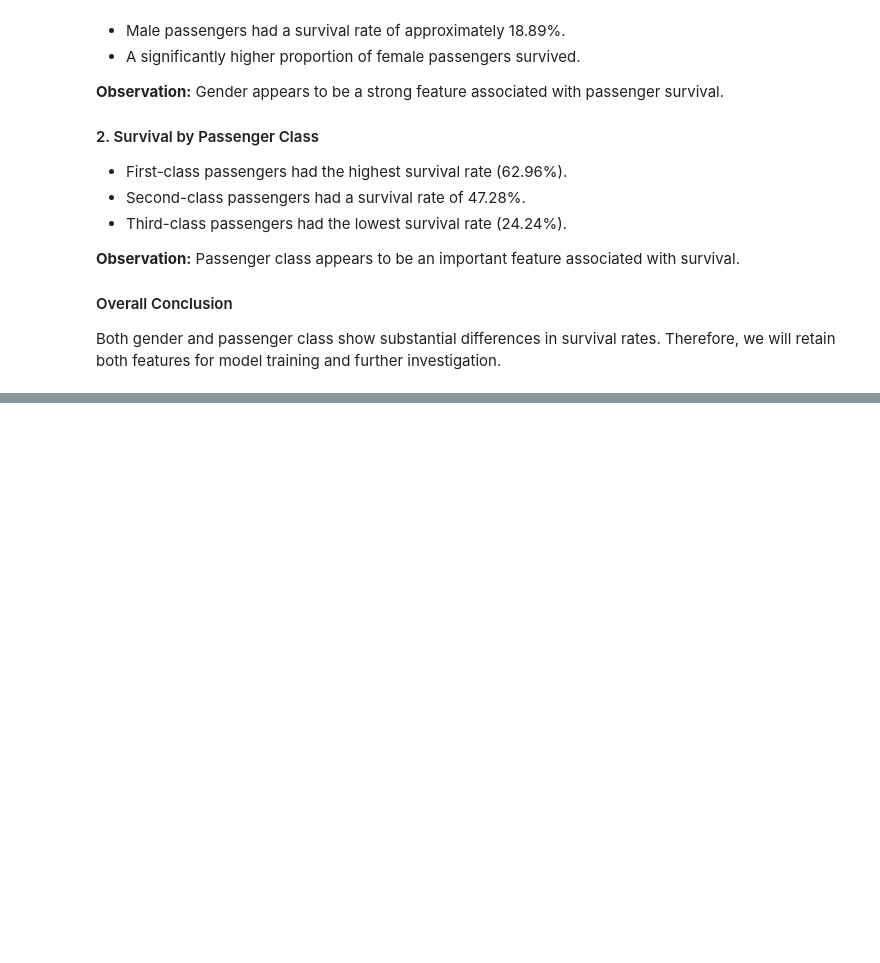
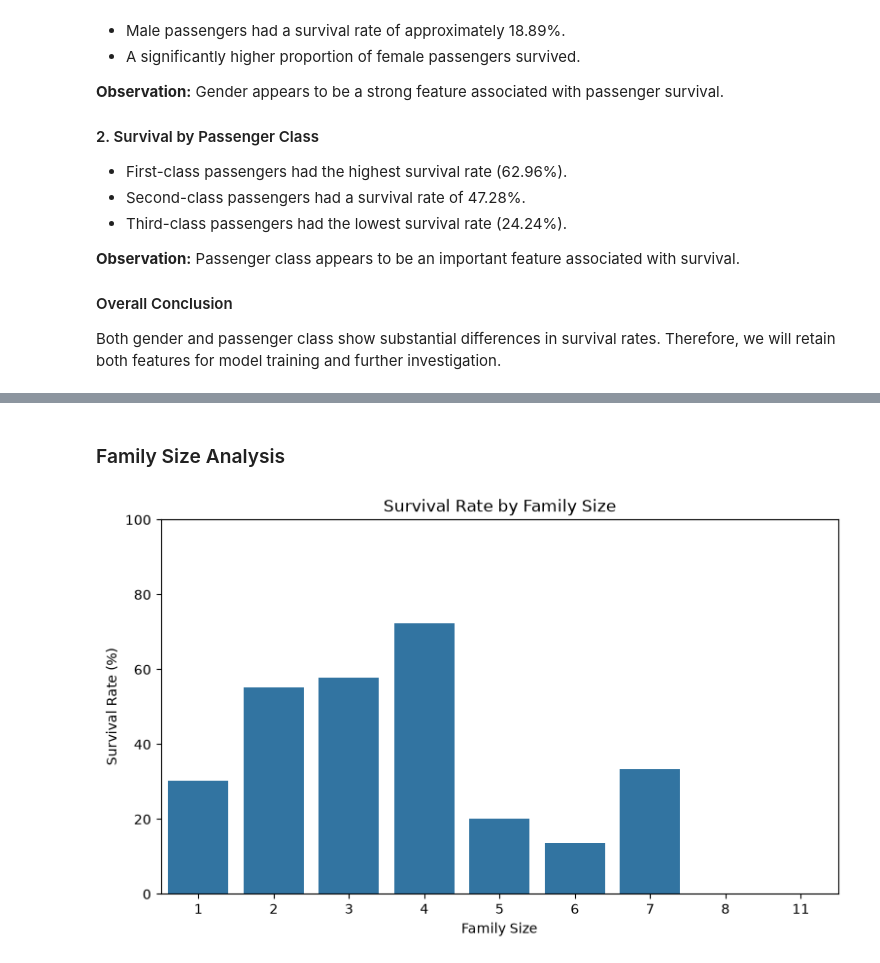
Before and after one commit to riyasudeen-0/Titanic_Survival_prediction, a Jupyter notebook: Titanic_Project.ipynb, the cells around one changed output, grey strips where cells are left out. Saved outputs shown, nothing was run; the diff lists cells and outputs as text; code cells hidden in the pictures; blank space fills up the shorter version.

Commit message:
analysed parch and sibsp

```diff
--- a/Titanic_Project.ipynb
+++ b/Titanic_Project.ipynb
@@ -247,0 +370,13 @@ Both gender and passenger class show substantial differences in survival rates.
+# %%
+df["FamilySize"] = df["SibSp"] + df["Parch"] + 1
+#the +1 is to include the passenger themselves in the family size calculation
+# %%
+family_summary = df.groupby("FamilySize")["Survived"].agg(
+    ["count", "mean"]
+)
+
+family_summary["survival_rate_%"] = (
+    family_summary["mean"] * 100
+)
+
+family_summary.drop(columns="mean")
@@ -247,0 +395,19 @@ Both gender and passenger class show substantial differences in survival rates.
+# %% [markdown]
+### Family Size Analysis
+# %%
+plt.figure(figsize=(9, 5))
+
+sns.barplot(
+    x=family_summary.index.astype(str),
+    y=family_summary["survival_rate_%"],
+    errorbar=None
+)
+
+plt.title("Survival Rate by Family Size")
+plt.xlabel("Family Size")
+plt.ylabel("Survival Rate (%)")
+plt.ylim(0, 100)
+
+plt.show()
+# %% [output]
+[figure, added]
```
Also changed, not shown: parts of 13 cells of this notebook.
